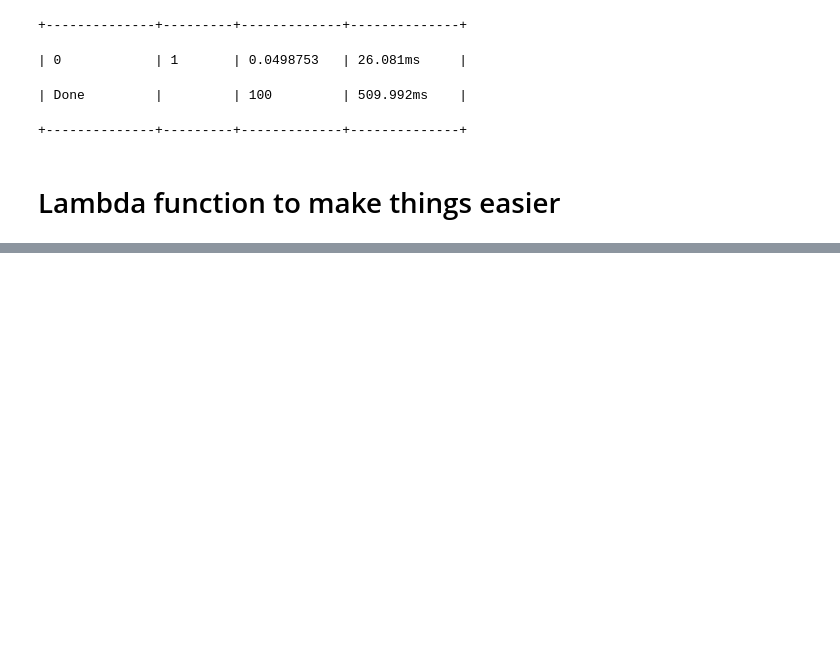
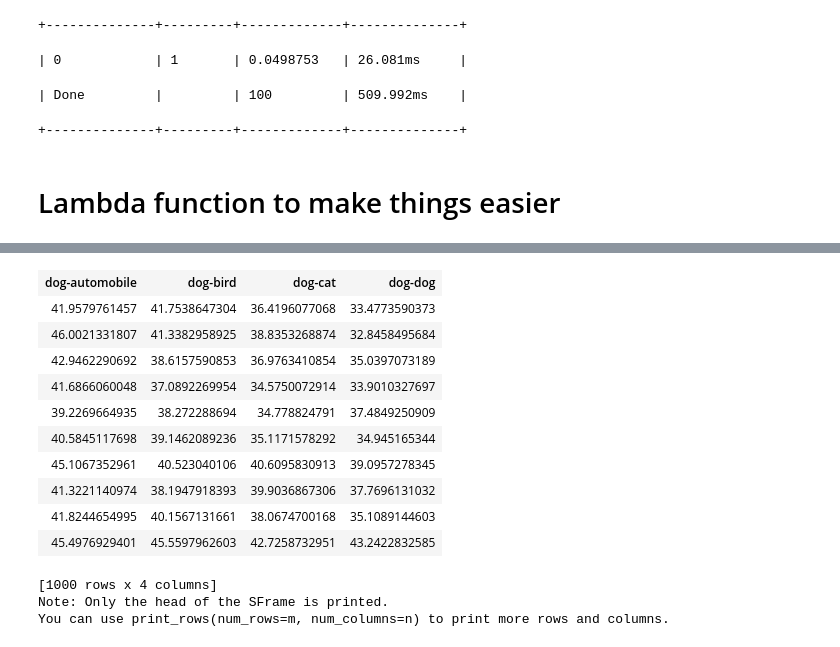
Before and after one commit to mburakergenc/MachineLearningwithGraphLabCreate, a Jupyter notebook: Deep Features for Image Retrival.ipynb, the cells around one changed output, grey strips where cells are left out. Cells and saved outputs as stored; diff of their text form; code cells hidden in the pictures; blank space fills up the shorter version.

```diff
--- a/Deep Features for Image Retrival.ipynb
+++ b/Deep Features for Image Retrival.ipynb
@@ -80,0 +219,2 @@ Starting pairwise querying.
+# %%
+dog_bird_neighbors = bird_model.query(image_test_dog, k=1)
@@ -80,0 +232,2 @@ Starting pairwise querying.
+# %%
+dog_automibile_neighbors = car_model.query(image_test_dog, k=1)
@@ -80,0 +245,2 @@ Starting pairwise querying.
+# %%
+dog_dog_neighbors = dog_model.query(image_test_dog, k=1)
@@ -80,0 +258,19 @@ Starting pairwise querying.
+# %%
+dogDistances = graphlab.SFrame({'dog-automobile': dog_automibile_neighbors['distance'], 'dog-bird': dog_bird_neighbors['distance'], 'dog-cat': dog_cat_neighbors['distance'], 'dog-dog':dog_dog_neighbors['distance']})
+# %%
+dogDistances
+# %% [output]
+| dog-automobile | dog-bird | dog-cat | dog-dog |
+| 41.9579761457 | 41.7538647304 | 36.4196077068 | 33.4773590373 |
+| 46.0021331807 | 41.3382958925 | 38.8353268874 | 32.8458495684 |
+| 42.9462290692 | 38.6157590853 | 36.9763410854 | 35.0397073189 |
+| 41.6866060048 | 37.0892269954 | 34.5750072914 | 33.9010327697 |
+| 39.2269664935 | 38.272288694 | 34.778824791 | 37.4849250909 |
+| 40.5845117698 | 39.1462089236 | 35.1171578292 | 34.945165344 |
+| 45.1067352961 | 40.523040106 | 40.6095830913 | 39.0957278345 |
+| 41.3221140974 | 38.1947918393 | 39.9036867306 | 37.7696131032 |
+| 41.8244654995 | 40.1567131661 | 38.0674700168 | 35.1089144603 |
+| 45.4976929401 | 45.5597962603 | 42.7258732951 | 43.2422832585 |
+[1000 rows x 4 columns]
+Note: Only the head of the SFrame is printed.
+You can use print_rows(num_rows=m, num_columns=n) to print more rows and columns.
```
Also changed, not shown: parts of 28 cells of this notebook.
